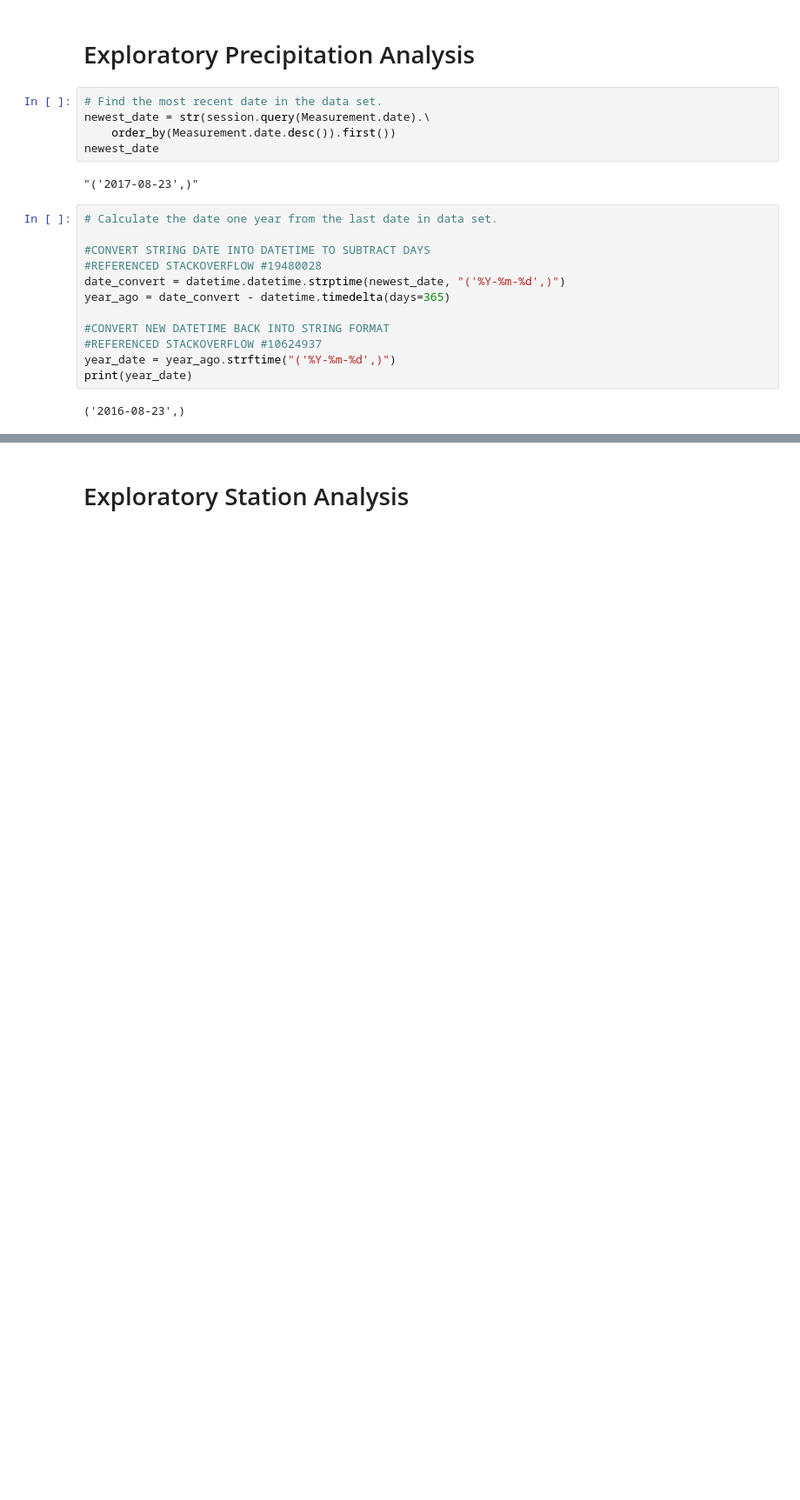
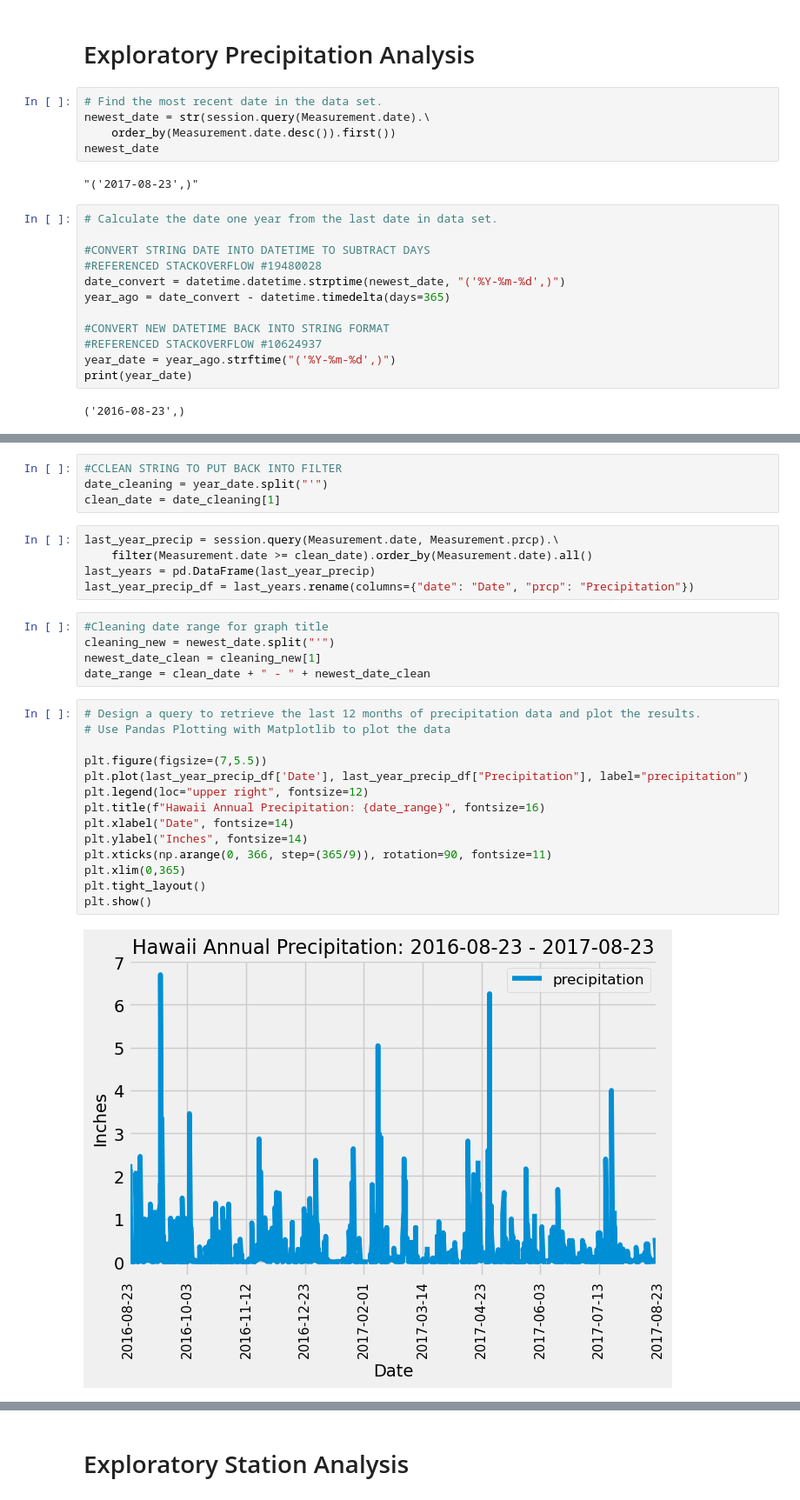
Before and after one commit to lathamlm/sqlalchemy-challenge, a Jupyter notebook: SurfsUp/climate_starter.ipynb, the cells around one changed output, grey strips where cells are left out. Shown at 87% size. Drawn from its saved outputs; the diff is of its cells as text; blank space fills up the shorter version.

```diff
--- a/SurfsUp/climate_starter.ipynb
+++ b/SurfsUp/climate_starter.ipynb
@@ -161,0 +61,30 @@ Text(0, 0.5, 'Inches')
+# %%
+#CCLEAN STRING TO PUT BACK INTO FILTER
+date_cleaning = year_date.split("'")
+clean_date = date_cleaning[1]
+# %%
+last_year_precip = session.query(Measurement.date, Measurement.prcp).\
+    filter(Measurement.date >= clean_date).order_by(Measurement.date).all()
+last_years = pd.DataFrame(last_year_precip)
+last_year_precip_df = last_years.rename(columns={"date": "Date", "prcp": "Precipitation"})
+# %%
+#Cleaning date range for graph title
+cleaning_new = newest_date.split("'")
+newest_date_clean = cleaning_new[1]
+date_range = clean_date + " - " + newest_date_clean
+# %%
+# Design a query to retrieve the last 12 months of precipitation data and plot the results.
+# Use Pandas Plotting with Matplotlib to plot the data
+
+plt.figure(figsize=(7,5.5))
+plt.plot(last_year_precip_df['Date'], last_year_precip_df["Precipitation"], label="precipitation")
+plt.legend(loc="upper right", fontsize=12)
+plt.title(f"Hawaii Annual Precipitation: {date_range}", fontsize=16)
+plt.xlabel("Date", fontsize=14)
+plt.ylabel("Inches", fontsize=14)
+plt.xticks(np.arange(0, 366, step=(365/9)), rotation=90, fontsize=11)
+plt.xlim(0,365)
+plt.tight_layout()
+plt.show()
+# %% [output]
+[figure, added]
```
Also changed, not shown: parts of 15 cells of this notebook.
